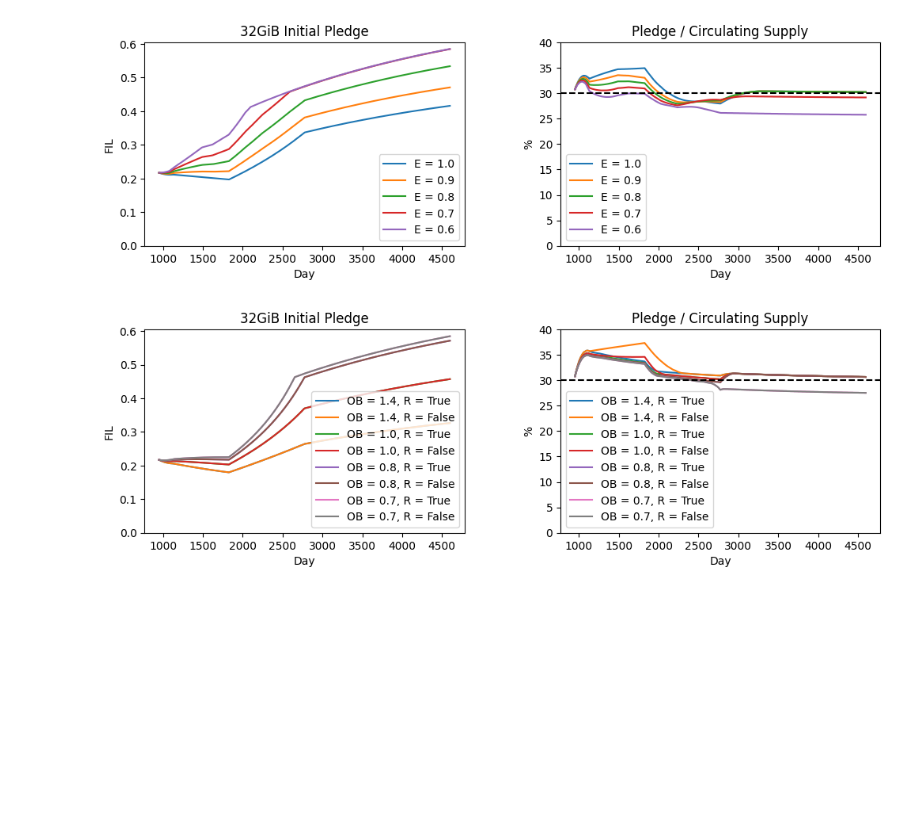
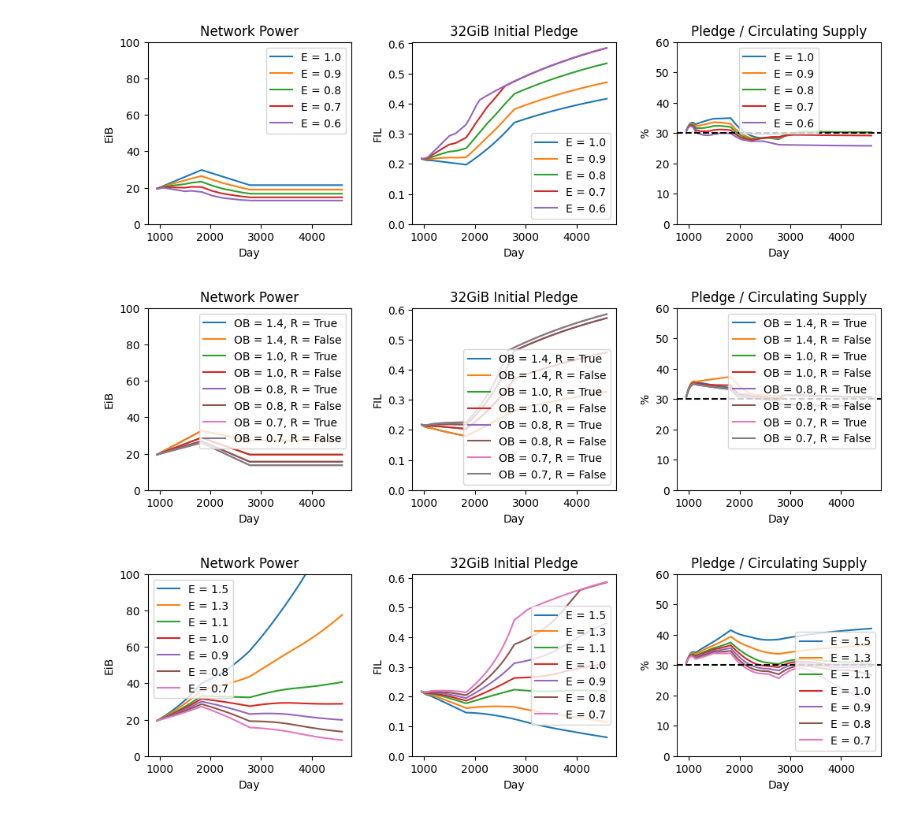
Before and after one commit to anorth/fll-pledge, a Jupyter notebook: notebooks/explore.ipynb, the cells around one changed output. Saved outputs shown, nothing was run; the diff lists cells and outputs as text; code cells hidden in the pictures; blank space fills up the shorter version.

```diff
--- a/notebooks/explore.ipynb
+++ b/notebooks/explore.ipynb
@@ -115,18 +127,18 @@ display_comparison(stass)
 # %%
 # Compare different extension rates.
-# Lower extension rates, for fixed onboarding, settle at a different target.
+# Lower extension rates, for fixed onboarding, settle at a different level.
 # Effectively, the fixed replacement rate is too low as average durations decrease.
 stass = {
     "E = %.1f" % (e,):
         pd.DataFrame(run(BehaviourConfig(
             sector_commitment_epochs=SECTOR_COMMITMENT_DEFAULT,
             extension_rate=e,
-            onboarding_daily=12 * PEBIBYTE,
+            onboarding=Onboarding.constant(12 * PEBIBYTE / DAY),
         ))) for e in (1.0, 0.9, 0.8, 0.7, 0.6)}
 
 display_comparison(stass)
 # %% [output]
-[figure, old version]
+[figure, new version]
 # %%
 # Rebasing pledge downward when sectors are extended doesn't make any appreciable difference.
 stass = {
@@ -134,10 +146,10 @@ stass = {
         pd.DataFrame(run(BehaviourConfig(
             sector_commitment_epochs=SECTOR_COMMITMENT_DEFAULT / 3, # Short commitments to maximise rebase opportunities
             extension_rate=1.0,
-            onboarding_daily=f * replacement_onboarding,
+            onboarding=lambda epoch, power: f * replacement_onboarding(epoch, power),
             rebase_pledge=r
         ))) for f in (1.4, 1.0, 0.8, 0.7) for r in (True, False)}
 
 display_comparison(stass)
 # %% [output]
-[figure, old version]
+[figure, new version]
@@ -146,0 +156,14 @@ display_comparison(stass)
+# %%
+# Compare exponential onboarding rates, where onboarding is proportional to current power.
+# The lock target can't keep up with an exponential growth or reduction in power.
+stass = {
+    "E = %.1f" % (e,):
+        pd.DataFrame(run(BehaviourConfig(
+            sector_commitment_epochs=SECTOR_COMMITMENT_DEFAULT,
+            extension_rate=1.0,
+            onboarding=Onboarding.proportion(e / SECTOR_LIFETIME_DEFAULT),
+        ))) for e in (1.5, 1.3, 1.1, 1.0, 0.9, 0.8, 0.7)}
+
+display_comparison(stass)
+# %% [output]
+[figure, added]
```
Also changed, not shown: parts of 6 cells of this notebook, 2 other files.
